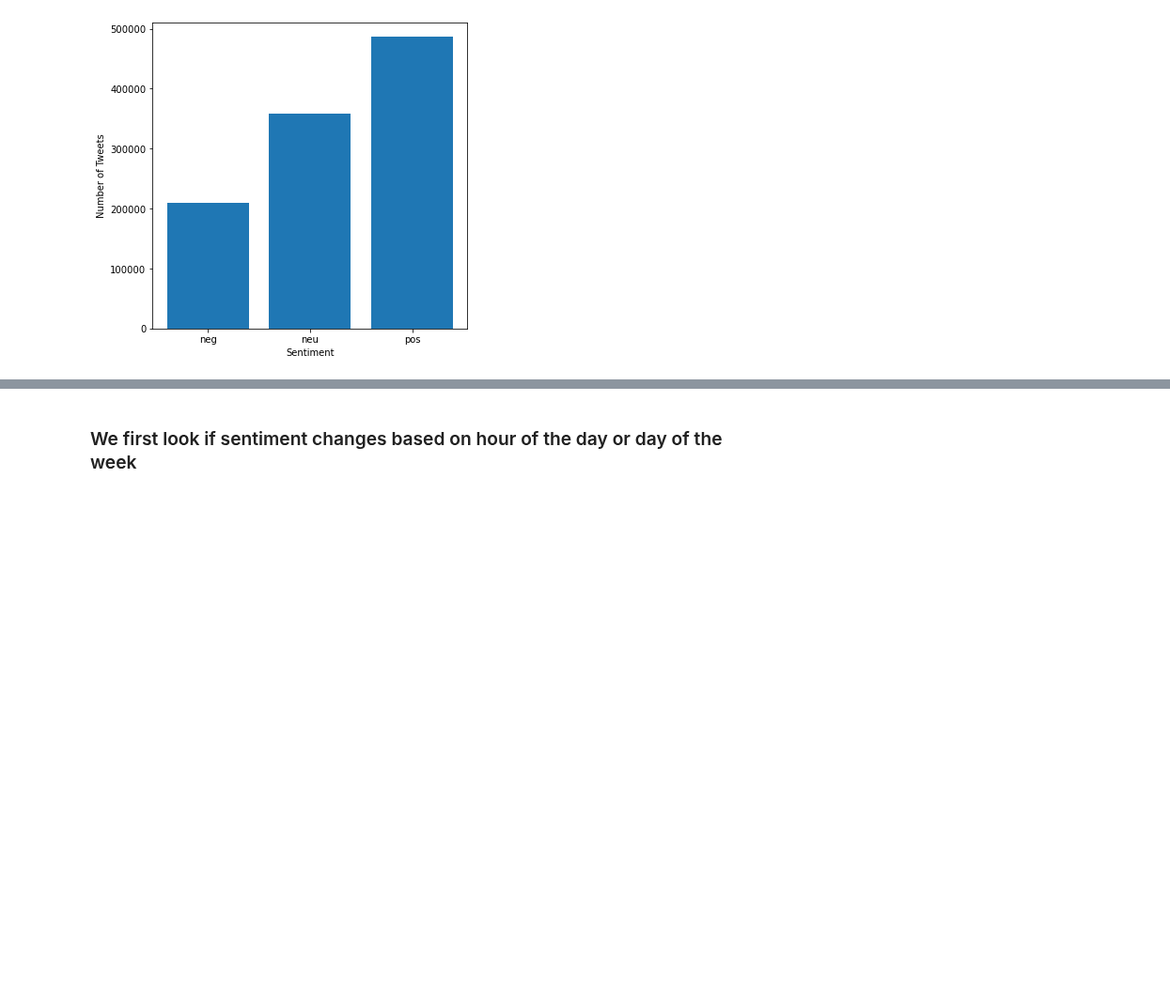
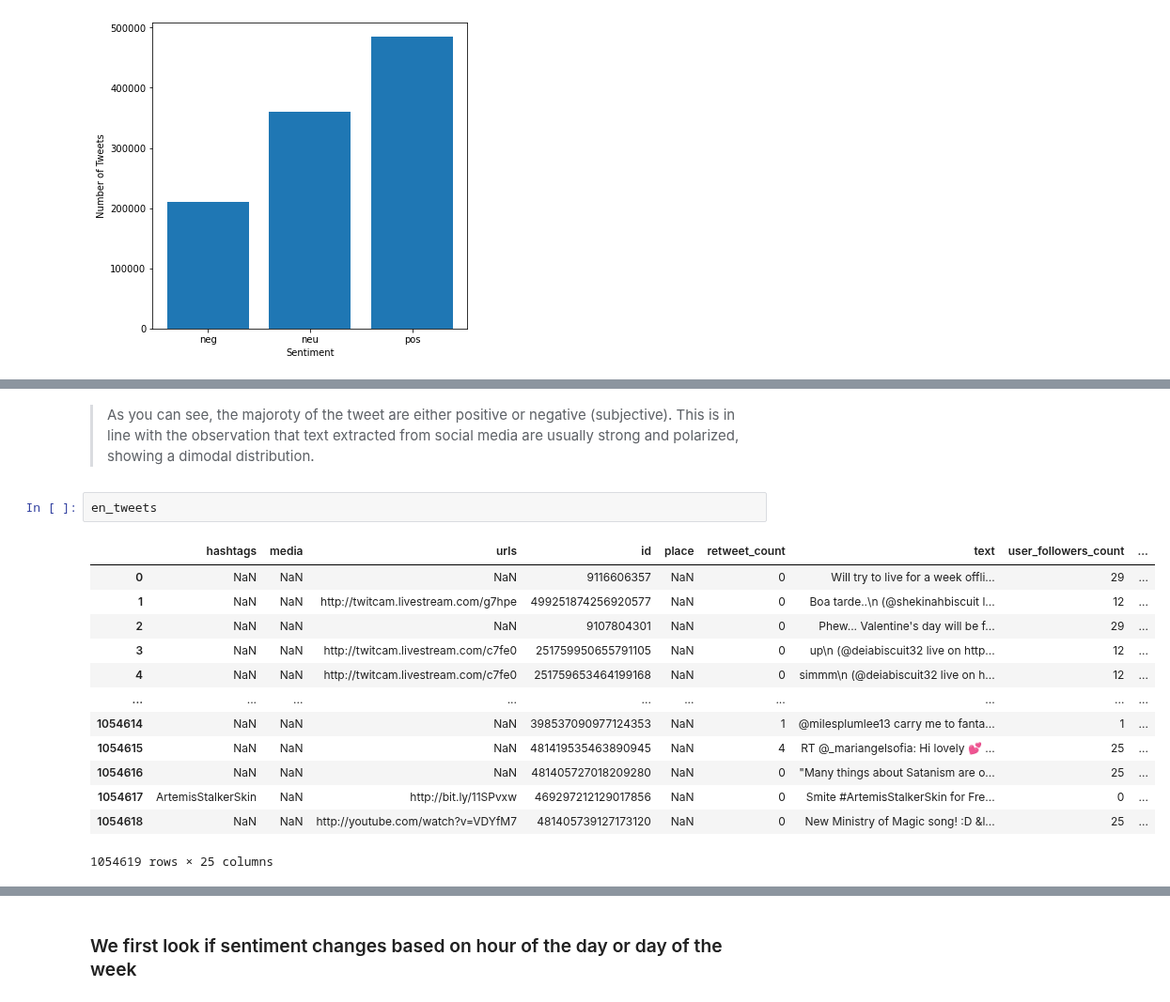
Before and after one commit to epfl-ada/ada-2020-project-milestone-p3-p3_musetti-adaletti, a Jupyter notebook: Attempt_at_merge.ipynb, the cells around one changed output, grey strips where cells are left out. Shown at 94% size. Cells and saved outputs as stored; diff of their text form; blank space fills up the shorter version.

```diff
--- a/Attempt_at_merge.ipynb
+++ b/Attempt_at_merge.ipynb
@@ -395,0 +409,18 @@ plt.show()
+# %% [markdown]
+> As you can see, the majoroty of the tweet are either positive or negative (subjective). This is in line with the observation that text extracted from social media are usually strong and polarized, showing a dimodal distribution.
+# %%
+en_tweets
+# %% [output]
+|  | hashtags | media | urls | id | place | retweet_count | text | user_followers_count | ... |
+| 0 | NaN | NaN | NaN | 9116606357 | NaN | 0 | Will try to live for a week offli... | 29 | ... |
+| 1 | NaN | NaN | http://twitcam.livestream.com/g7hpe | 499251874256920577 | NaN | 0 | Boa tarde..\n (@shekinahbiscuit l... | 12 | ... |
+| 2 | NaN | NaN | NaN | 9107804301 | NaN | 0 | Phew... Valentine's day will be f... | 29 | ... |
+| 3 | NaN | NaN | http://twitcam.livestream.com/c7fe0 | 251759950655791105 | NaN | 0 | up\n (@deiabiscuit32 live on http... | 12 | ... |
+| 4 | NaN | NaN | http://twitcam.livestream.com/c7fe0 | 251759653464199168 | NaN | 0 | simmm\n (@deiabiscuit32 live on h... | 12 | ... |
+| ... | ... | ... | ... | ... | ... | ... | ... | ... | ... |
+| 1054614 | NaN | NaN | NaN | 398537090977124353 | NaN | 1 | @milesplumlee13 carry me to fanta... | 1 | ... |
+| 1054615 | NaN | NaN | NaN | 481419535463890945 | NaN | 4 | RT @_mariangelsofia: Hi lovely 💕 ... | 25 | ... |
+| 1054616 | NaN | NaN | NaN | 481405727018209280 | NaN | 0 | "Many things about Satanism are o... | 25 | ... |
+| 1054617 | ArtemisStalkerSkin | NaN | http://bit.ly/11SPvxw | 469297212129017856 | NaN | 0 | Smite #ArtemisStalkerSkin for Fre... | 0 | ... |
+| 1054618 | NaN | NaN | http://youtube.com/watch?v=VDYfM7 | 481405739127173120 | NaN | 0 | New Ministry of Magic song! :D &l... | 25 | ... |
+1054619 rows × 25 columns
```
Also changed, not shown: parts of 51 cells of this notebook.
